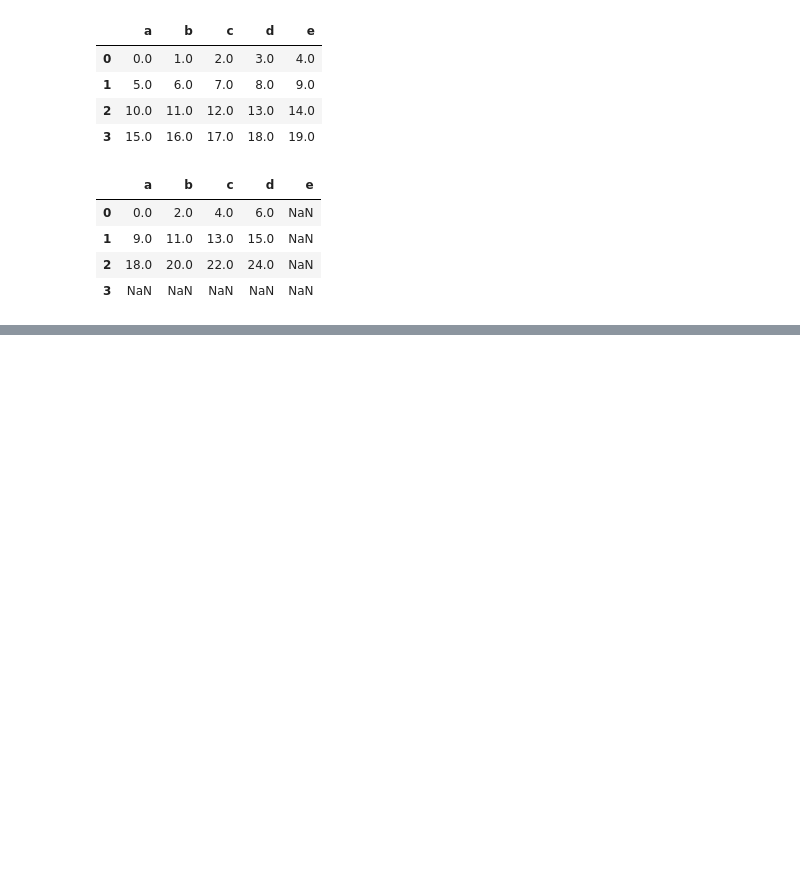
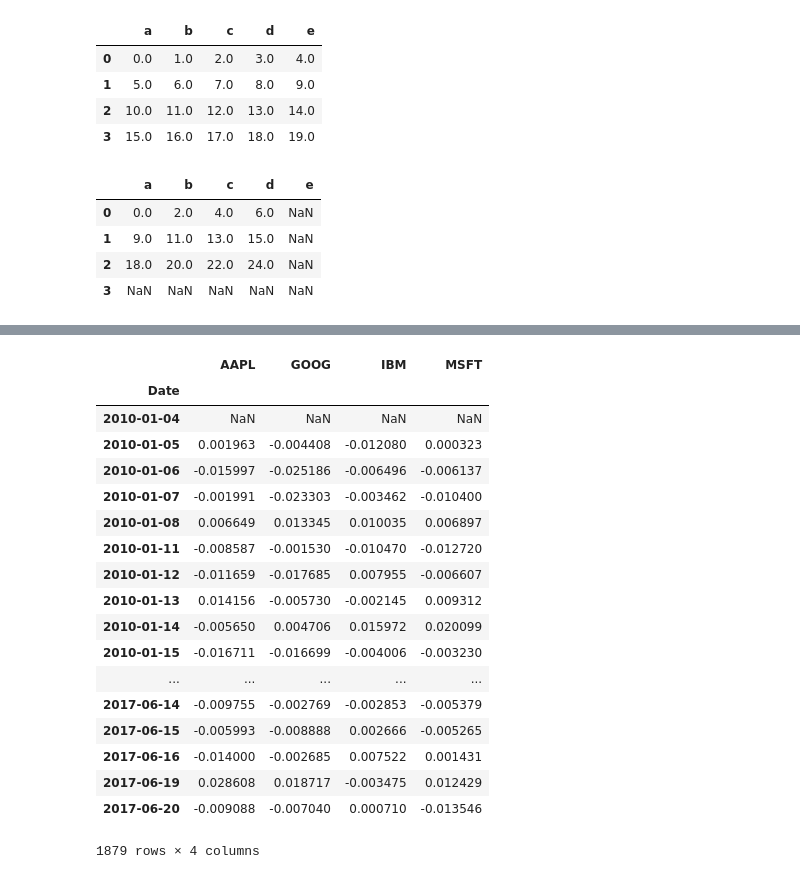
Before and after one commit to wiseosho/Pydata, a Jupyter notebook: Chapter5.Getting-Started-With-Pandas2.ipynb, the cells around one changed output, grey strips where cells are left out. Drawn from its saved outputs; the diff is of its cells as text; code cells hidden in the pictures; blank space fills up the shorter version.

```diff
--- a/Chapter5.Getting-Started-With-Pandas2.ipynb
+++ b/Chapter5.Getting-Started-With-Pandas2.ipynb
@@ -419,0 +1147,6 @@ df1 + df2
+# %%
+import pandas_datareader as web
+all_data = {}
+for ticker in ['AAPL', 'IBM', 'MSFT','GOOG']:
+    #Yahoo No longer support Finance API
+    all_data[ticker] = web.get_data_google(ticker)
@@ -419,0 +1173,2 @@ df1 + df2
+# %%
+price = DataFrame({tic: data['Close'] for tic, data in all_data.items()})
@@ -419,0 +1177,23 @@ df1 + df2
+# %%
+returns = price.pct_change()
+returns
+# %% [output]
+|  | AAPL | GOOG | IBM | MSFT |
+| Date |  |  |  |  |
+| 2010-01-04 | NaN | NaN | NaN | NaN |
+| 2010-01-05 | 0.001963 | -0.004408 | -0.012080 | 0.000323 |
+| 2010-01-06 | -0.015997 | -0.025186 | -0.006496 | -0.006137 |
+| 2010-01-07 | -0.001991 | -0.023303 | -0.003462 | -0.010400 |
+| 2010-01-08 | 0.006649 | 0.013345 | 0.010035 | 0.006897 |
+| 2010-01-11 | -0.008587 | -0.001530 | -0.010470 | -0.012720 |
+| 2010-01-12 | -0.011659 | -0.017685 | 0.007955 | -0.006607 |
+| 2010-01-13 | 0.014156 | -0.005730 | -0.002145 | 0.009312 |
+| 2010-01-14 | -0.005650 | 0.004706 | 0.015972 | 0.020099 |
+| 2010-01-15 | -0.016711 | -0.016699 | -0.004006 | -0.003230 |
+| ... | ... | ... | ... | ... |
+| 2017-06-14 | -0.009755 | -0.002769 | -0.002853 | -0.005379 |
+| 2017-06-15 | -0.005993 | -0.008888 | 0.002666 | -0.005265 |
+| 2017-06-16 | -0.014000 | -0.002685 | 0.007522 | 0.001431 |
+| 2017-06-19 | 0.028608 | 0.018717 | -0.003475 | 0.012429 |
+| 2017-06-20 | -0.009088 | -0.007040 | 0.000710 | -0.013546 |
+1879 rows × 4 columns
```
Also changed, not shown: parts of 105 cells of this notebook.
